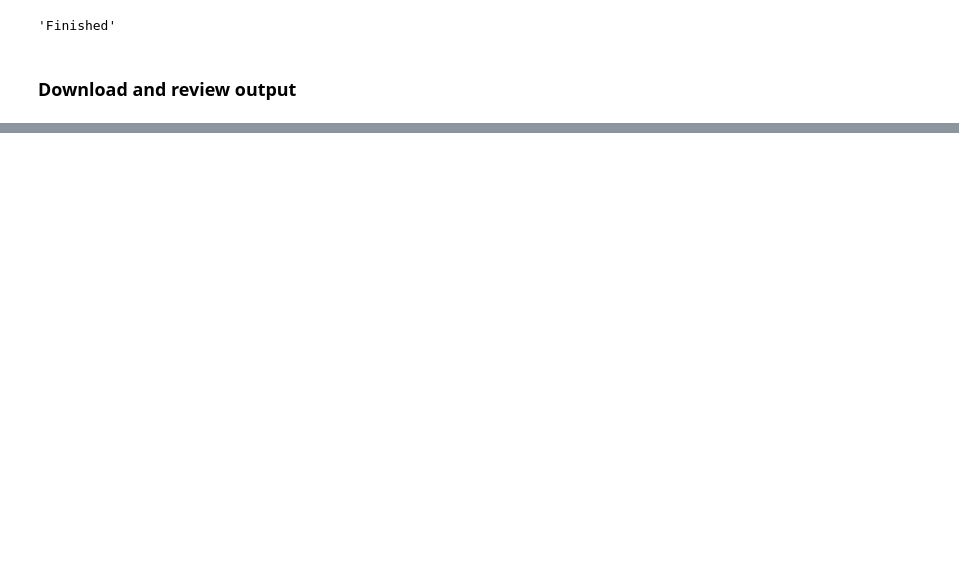
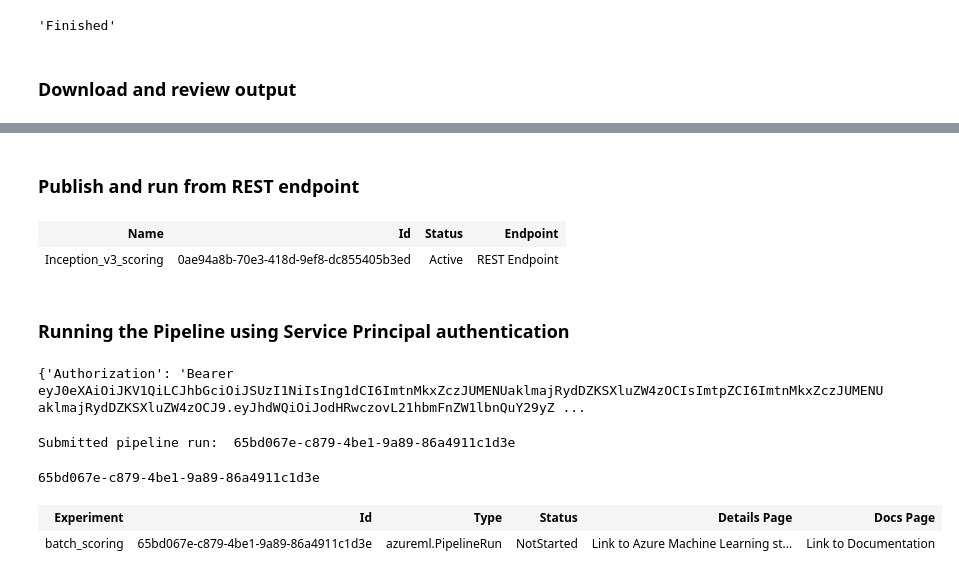
Before and after one commit to szjarek/research-workbooks, a Jupyter notebook: aml/batch_scoring_pipeline/Batch Pipeline Tutorial.ipynb, the cells around one changed output, grey strips where cells are left out. Cells and saved outputs as stored; diff of their text form; code cells hidden in the pictures; blank space fills up the shorter version.

```diff
--- a/aml/batch_scoring_pipeline/Batch Pipeline Tutorial.ipynb
+++ b/aml/batch_scoring_pipeline/Batch Pipeline Tutorial.ipynb
@@ -345,0 +357,12 @@ Prediction has  110  rows
+# %% [markdown]
+### Publish and run from REST endpoint
+# %%
+published_pipeline = pipeline_run.publish_pipeline(
+    name="Inception_v3_scoring", description="Batch scoring using Inception v3 model", version="1.0")
+
+published_pipeline
+# %% [output]
+| Name | Id | Status | Endpoint |
+| Inception_v3_scoring | 0ae94a8b-70e3-418d-9ef8-dc855405b3ed | Active | REST Endpoint |
+# %% [markdown]
+### Running the Pipeline using Service Principal authentication
@@ -345,0 +379,41 @@ Prediction has  110  rows
+# %%
+auth_header = spauth.get_authentication_header()
+print(auth_header)
+# %% [output]
+{'Authorization': 'Bearer eyJ0eXAiOiJKV1QiLCJhbGciOiJSUzI1NiIsIng1dCI6ImtnMkxZczJUMENUaklmajRydDZKSXluZW4zOCIsImtpZCI6ImtnMkxZczJUMENUaklmajRydDZKSXluZW4zOCJ9.eyJhdWQiOiJodHRwczovL21hbmFnZW1lbnQuY29yZ ...
+# %%
+import requests
+
+rest_endpoint = published_pipeline.endpoint
+response = requests.post(rest_endpoint,
+                         headers=auth_header,
+                         json={"ExperimentName": "batch_scoring",
+                               "ParameterAssignments": {"process_count_per_node": 6}})
+# %%
+try:
+    response.raise_for_status()
+except Exception:
+    run_id = None
+    raise Exception("Received bad response from the endpoint: {}\n"
+                    "Response Code: {}\n"
+                    "Headers: {}\n"
+                    "Content: {}".format(rest_endpoint, response.status_code, response.headers, response.content))
+
+run_id = response.json().get('Id')
+print('Submitted pipeline run: ', run_id)
+# %% [output]
+Submitted pipeline run:  65bd067e-c879-4be1-9a89-86a4911c1d3e
+# %%
+print(run_id)
+# %% [output]
+65bd067e-c879-4be1-9a89-86a4911c1d3e
+# %%
+from azureml.pipeline.core.run import PipelineRun
+
+published_pipeline_run = PipelineRun(ws.experiments["batch_scoring"], run_id)
+# %%
+# Show detail information of the run
+published_pipeline_run
+# %% [output]
+| Experiment | Id | Type | Status | Details Page | Docs Page |
+| batch_scoring | 65bd067e-c879-4be1-9a89-86a4911c1d3e | azureml.PipelineRun | NotStarted | Link to Azure Machine Learning st... | Link to Documentation |
```
Also changed, not shown: parts of 10 cells of this notebook, 2 other files.
